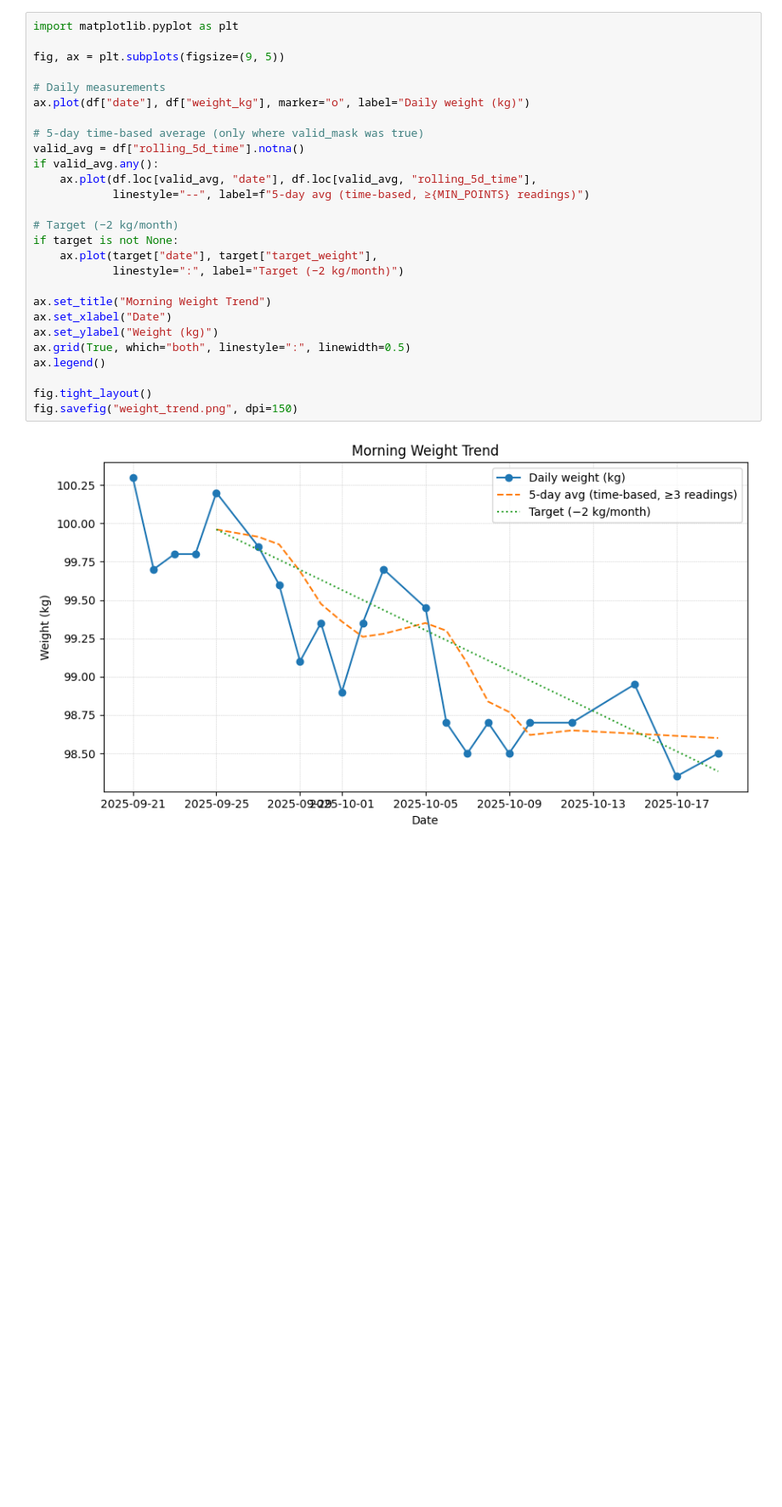
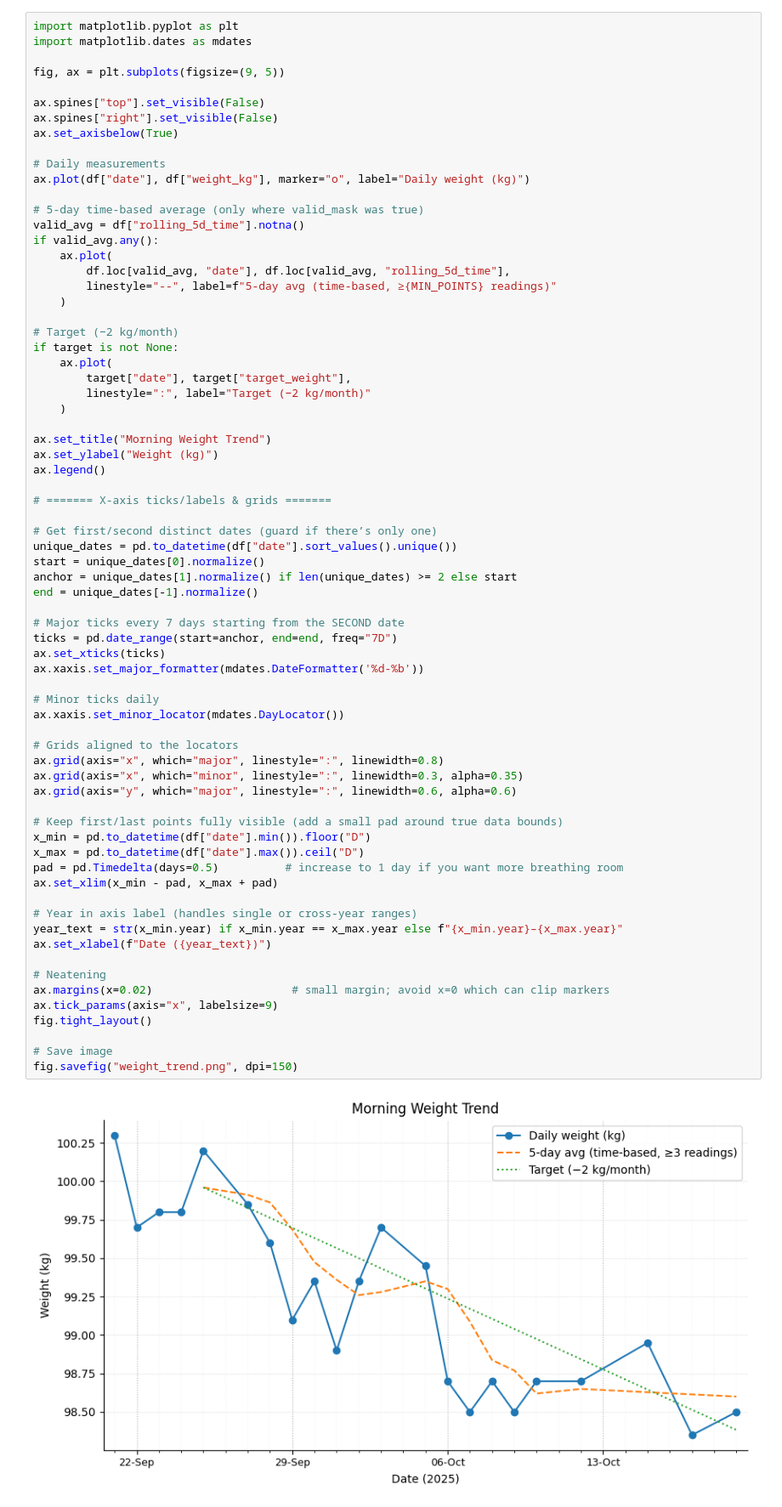
Before and after one commit to GeorgeLittler/WeightLossTracker, a Jupyter notebook: WeightLossTracker.ipynb, the cells around one changed output. Shown: that part at 85% size. Saved outputs shown, nothing was run; the diff lists cells and outputs as text; blank space fills up the shorter version.

Commit message:
Cleaned up Date x-axis

```diff
--- a/WeightLossTracker.ipynb
+++ b/WeightLossTracker.ipynb
@@ -46,30 +46,73 @@ if first_valid_label is not None and pd.notna(df.loc[first_valid_label, "rolling
 df = df.reset_index()
 # %%
 import matplotlib.pyplot as plt
+import matplotlib.dates as mdates
 
 fig, ax = plt.subplots(figsize=(9, 5))
+
+ax.spines["top"].set_visible(False)
+ax.spines["right"].set_visible(False)
+ax.set_axisbelow(True)
 
 # Daily measurements
 ax.plot(df["date"], df["weight_kg"], marker="o", label="Daily weight (kg)")
 
 # 5-day time-based average (only where valid_mask was true)
 valid_avg = df["rolling_5d_time"].notna()
 if valid_avg.any():
-    ax.plot(df.loc[valid_avg, "date"], df.loc[valid_avg, "rolling_5d_time"],
-            linestyle="--", label=f"5-day avg (time-based, ≥{MIN_POINTS} readings)")
+    ax.plot(
+        df.loc[valid_avg, "date"], df.loc[valid_avg, "rolling_5d_time"],
+        linestyle="--", label=f"5-day avg (time-based, ≥{MIN_POINTS} readings)"
+    )
 
 # Target (−2 kg/month)
 if target is not None:
-    ax.plot(target["date"], target["target_weight"],
-            linestyle=":", label="Target (−2 kg/month)")
+    ax.plot(
+        target["date"], target["target_weight"],
+        linestyle=":", label="Target (−2 kg/month)"
+    )
 
 ax.set_title("Morning Weight Trend")
-ax.set_xlabel("Date")
 ax.set_ylabel("Weight (kg)")
-ax.grid(True, which="both", linestyle=":", linewidth=0.5)
 ax.legend()
 
+# ======= X-axis ticks/labels & grids =======
+
+# Get first/second distinct dates (guard if there’s only one)
+unique_dates = pd.to_datetime(df["date"].sort_values().unique())
+start = unique_dates[0].normalize()
+anchor = unique_dates[1].normalize() if len(unique_dates) >= 2 else start
+end = unique_dates[-1].normalize()
+
+# Major ticks every 7 days starting from the SECOND date
+ticks = pd.date_range(start=anchor, end=end, freq="7D")
+ax.set_xticks(ticks)
+ax.xaxis.set_major_formatter(mdates.DateFormatter('%d-%b'))
+
+# Minor ticks daily
+ax.xaxis.set_minor_locator(mdates.DayLocator())
+
+# Grids aligned to the locators
+ax.grid(axis="x", which="major", linestyle=":", linewidth=0.8)
+ax.grid(axis="x", which="minor", linestyle=":", linewidth=0.3, alpha=0.35)
+ax.grid(axis="y", which="major", linestyle=":", linewidth=0.6, alpha=0.6)
+
+# Keep first/last points fully visible (add a small pad around true data bounds)
+x_min = pd.to_datetime(df["date"].min()).floor("D")
+x_max = pd.to_datetime(df["date"].max()).ceil("D")
+pad = pd.Timedelta(days=0.5)          # increase to 1 day if you want more breathing room
+ax.set_xlim(x_min - pad, x_max + pad)
+
+# Year in axis label (handles single or cross-year ranges)
+year_text = str(x_min.year) if x_min.year == x_max.year else f"{x_min.year}–{x_max.year}"
+ax.set_xlabel(f"Date ({year_text})")
+
+# Neatening
+ax.margins(x=0.02)                     # small margin; avoid x=0 which can clip markers
+ax.tick_params(axis="x", labelsize=9)
 fig.tight_layout()
+
+# Save image
 fig.savefig("weight_trend.png", dpi=150)
 # %% [output]
-[figure, old version]
+[figure, new version]
```
Also changed, not shown: 1 other file.
